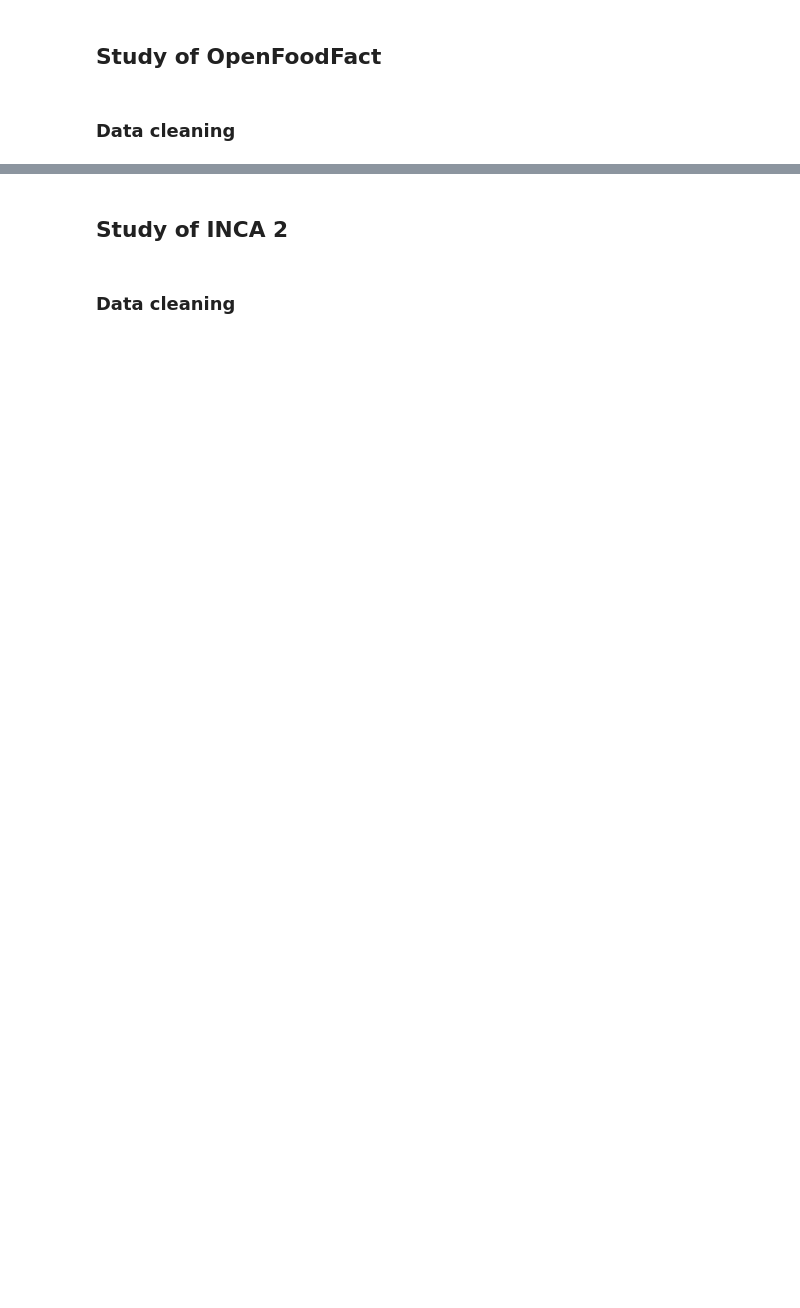
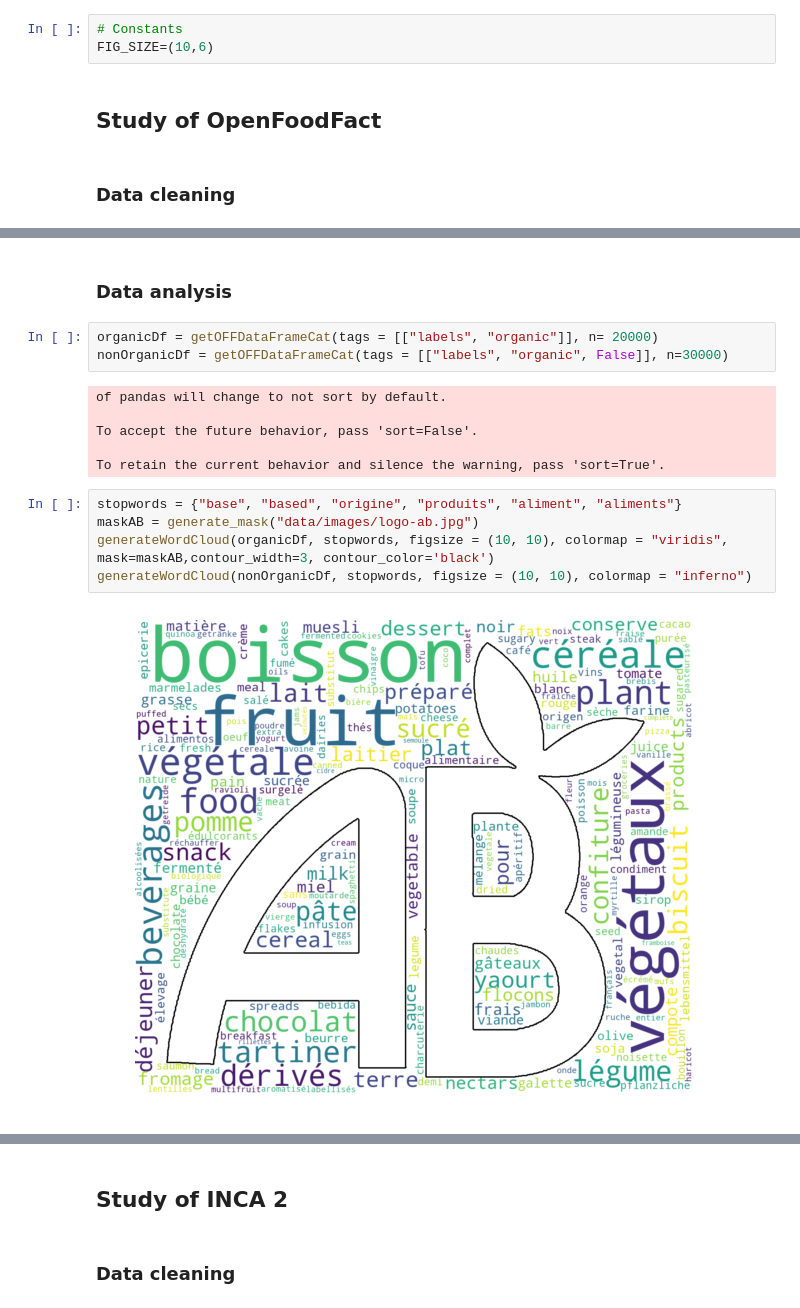
Before and after one commit to KingOfCola/ADAX-project, a Jupyter notebook: project/Milestone 2.ipynb, the cells around one changed output, grey strips where cells are left out. Drawn from its saved outputs; the diff is of its cells as text; blank space fills up the shorter version.

```diff
--- a/project/Milestone 2.ipynb
+++ b/project/Milestone 2.ipynb
@@ -16,6 +22,9 @@ import os
 import pyspark
 from pyspark.sql import *
 from pyspark.sql.functions import *
+# %%
+# Constants
+FIG_SIZE=(10,6)
 # %% [markdown]
 ## Study of OpenFoodFact
 # %% [markdown]
@@ -76,0 +171,18 @@ def getOFFDataFrameCat(cats, **kwargs):
+# %% [markdown]
+### Data analysis
+# %%
+organicDf = getOFFDataFrameCat(tags = [["labels", "organic"]], n= 20000)
+nonOrganicDf = getOFFDataFrameCat(tags = [["labels", "organic", False]], n=30000)
+# %% [output]
+of pandas will change to not sort by default.
+
+To accept the future behavior, pass 'sort=False'.
+
+To retain the current behavior and silence the warning, pass 'sort=True'.
+# %%
+stopwords = {"base", "based", "origine", "produits", "aliment", "aliments"}
+maskAB = generate_mask("data/images/logo-ab.jpg")
+generateWordCloud(organicDf, stopwords, figsize = (10, 10), colormap = "viridis", mask=maskAB,contour_width=3, contour_color='black')
+generateWordCloud(nonOrganicDf, stopwords, figsize = (10, 10), colormap = "inferno")
+# %% [output]
+[figure, added]
```
Also changed, not shown: parts of 12 cells of this notebook, 1 other file.
